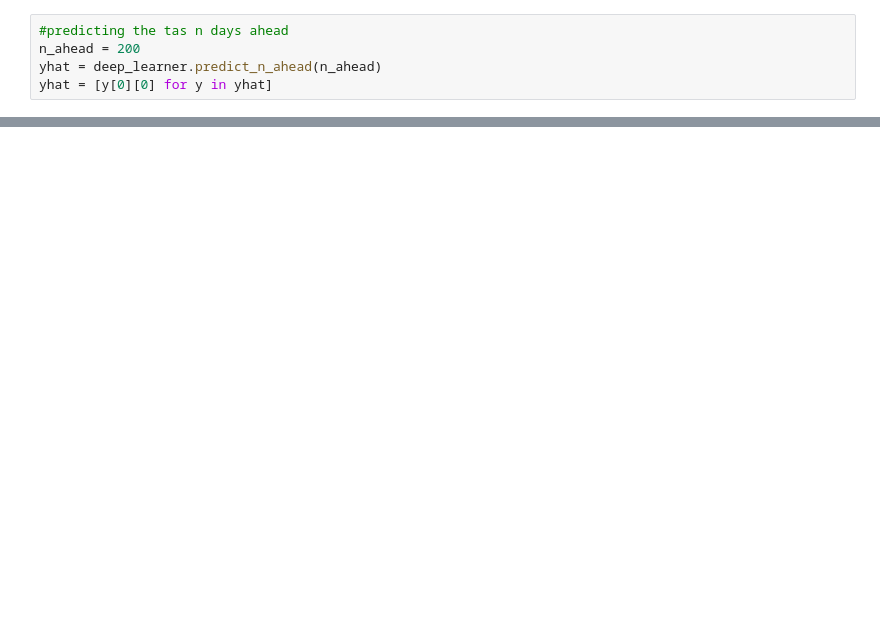
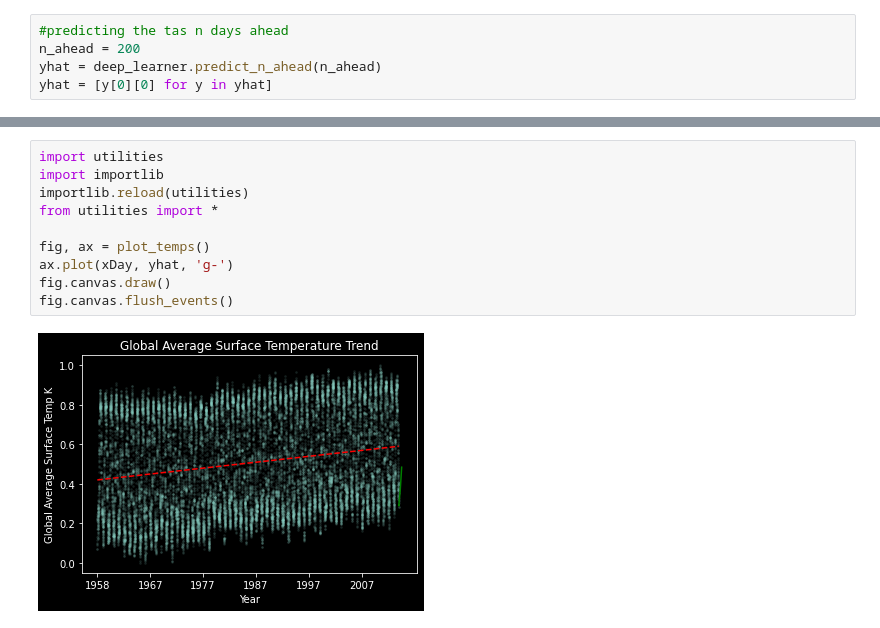
Before and after one commit to singofwalls/EECS_738_Project, a Jupyter notebook: lstm_model.ipynb, the cells around one changed output, grey strips where cells are left out. Saved outputs shown, nothing was run; the diff lists cells and outputs as text; blank space fills up the shorter version.

```diff
--- a/lstm_model.ipynb
+++ b/lstm_model.ipynb
@@ -255,0 +256,12 @@ plt.show()
+# %%
+import utilities
+import importlib
+importlib.reload(utilities)
+from utilities import *
+
+fig, ax = plot_temps()
+ax.plot(xDay, yhat, 'g-')
+fig.canvas.draw()
+fig.canvas.flush_events()
+# %% [output]
+[figure, added]
```
Also changed, not shown: parts of 2 cells of this notebook, 2 other files.
